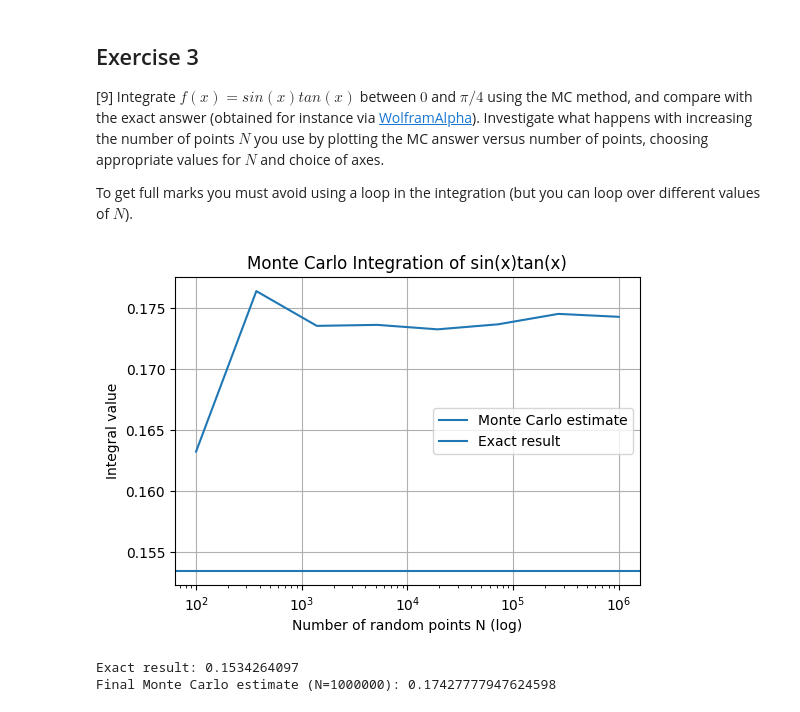
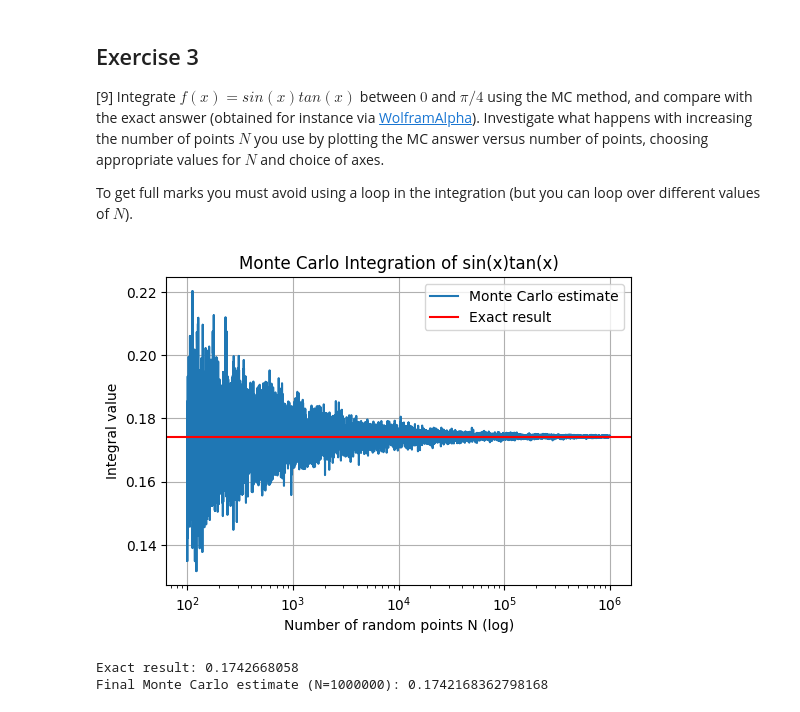
Before and after one commit to PX2145-2025/week-6-b-Bhavun-D, a Jupyter notebook: Monte_Carlo.ipynb, the cells around one changed output. Saved outputs shown, nothing was run; the diff lists cells and outputs as text; code cells hidden in the pictures.

Commit message:
finall final final

```diff
--- a/Monte_Carlo.ipynb
+++ b/Monte_Carlo.ipynb
@@ -288,37 +288,37 @@ import matplotlib.pyplot as plt
 def funcX(x):
     return np.sin(x)*np.tan(x)
 
 # integratio limits defiend as variabels
 a, b = 0, np.pi/4
 
 # differentaite
-Nvalues = np.logspace(2, 6, 8, dtype=int) # i had to define the data type here for some reason
+Nvalues = np.logspace(2, 6, 10000, dtype=int) # i had to define the data type here for some reason, added more datapoints to get more accurate answer
 
 resultsMC = []
 
 for N in Nvalues:
     xRand = random(N)*(b-a)+a
     integralMC = (b-a)*np.mean(funcX(xRand))
     resultsMC.append(integralMC)
 
-# the exact answer from google
-exactVal = 0.1534264097
+# the exact answer from calculator
+exactVal = 0.1742668058
 
 # plot
 plt.figure(figsize=(6, 4))
 plt.plot(Nvalues, resultsMC, label="Monte Carlo estimate")
-plt.axhline(exactVal, label="Exact result")
+plt.axhline(exactVal, color='red', label="Exact result")
 plt.xscale("log")
 plt.xlabel("Number of random points N (log)")
 plt.ylabel("Integral value")
 plt.title("Monte Carlo Integration of sin(x)tan(x)")
 plt.legend()
 plt.grid()
 plt.show()
 
 print(f"Exact result: {exactVal}")
 print(f"Final Monte Carlo estimate (N={Nvalues[-1]}): {resultsMC[-1]}")
 # %% [output]
-[figure, old version]
+[figure, new version]
-Exact result: 0.1534264097
-Final Monte Carlo estimate (N=1000000): 0.17427777947624598
+Exact result: 0.1742668058
+Final Monte Carlo estimate (N=1000000): 0.1742168362798168
```
